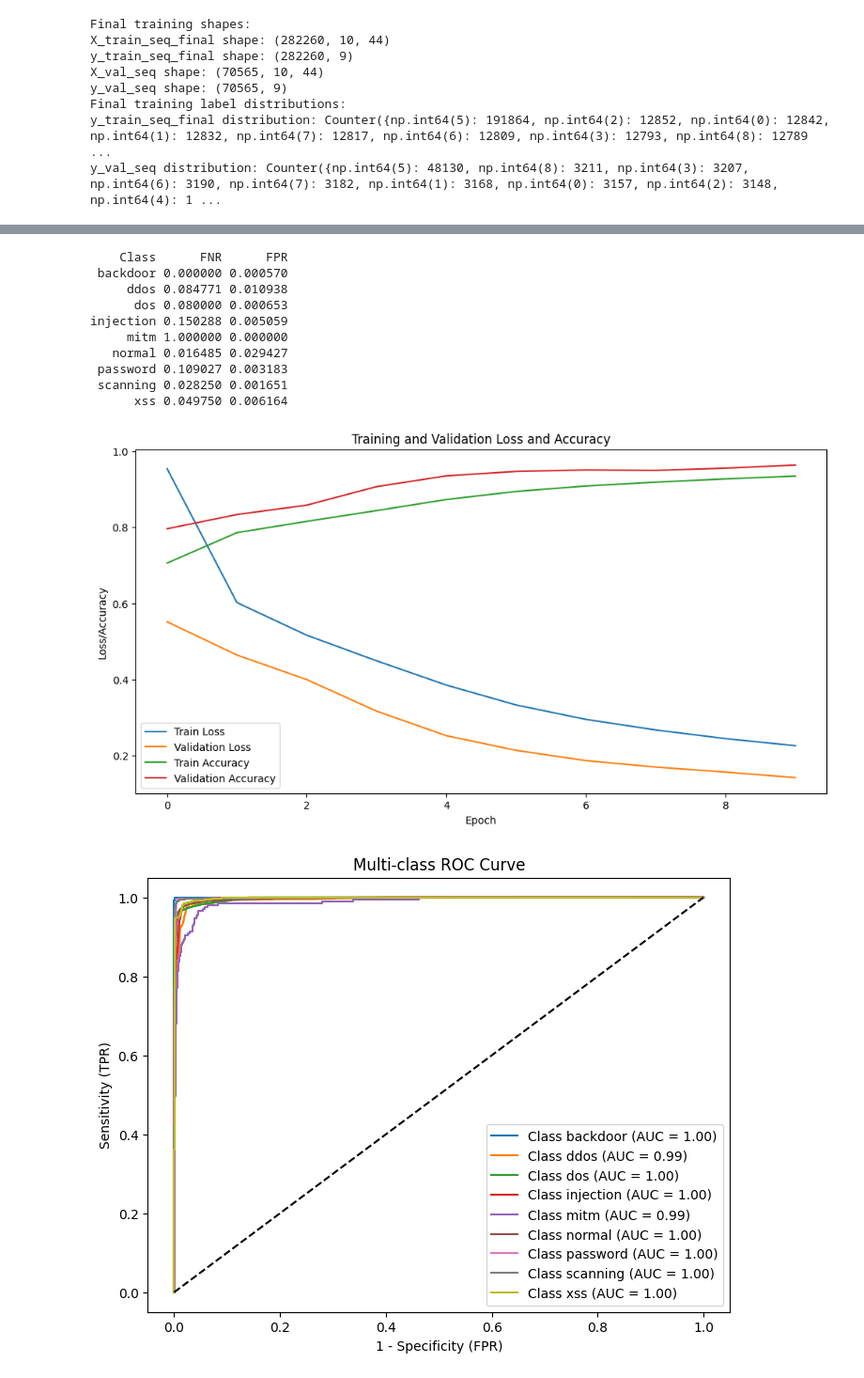
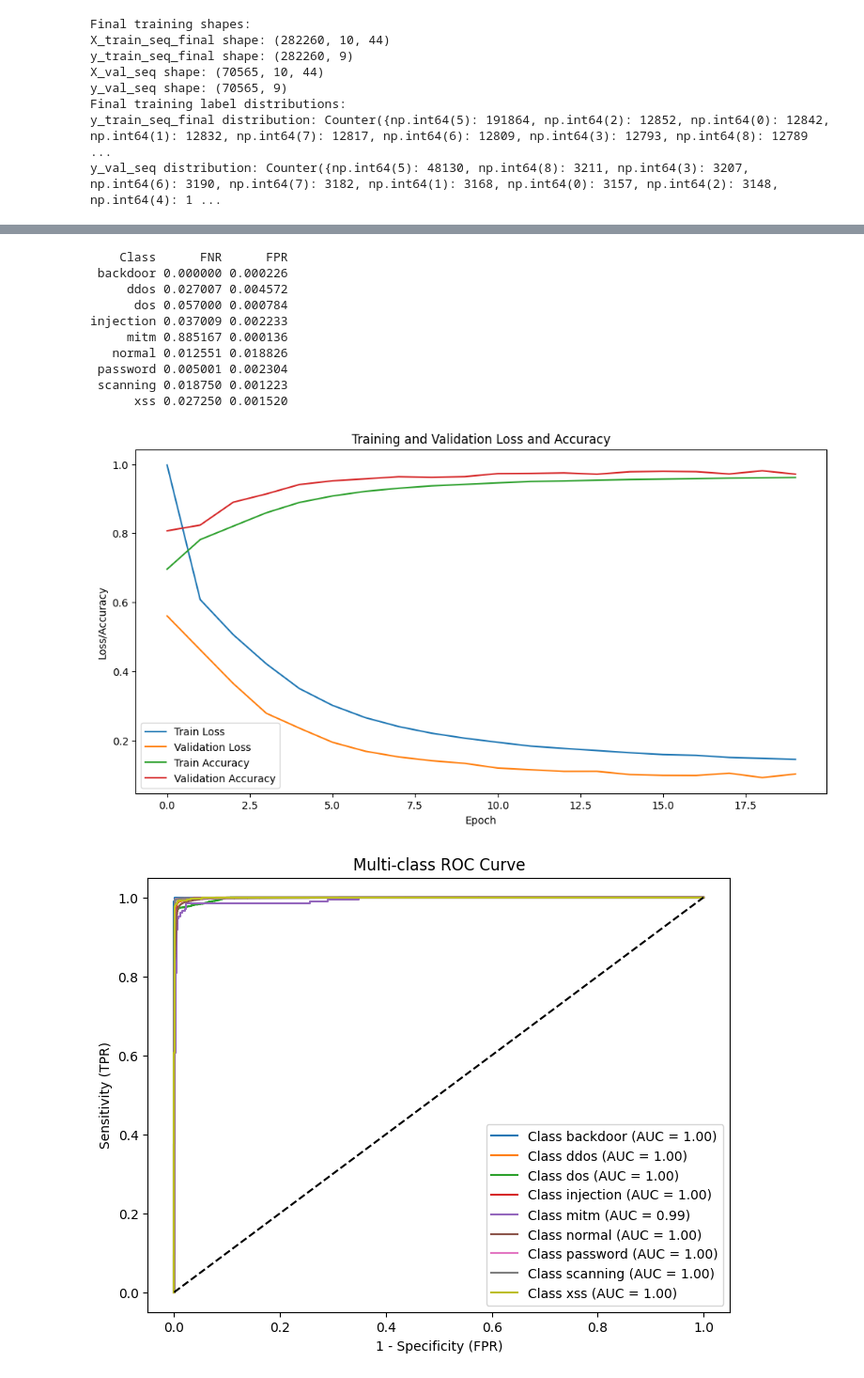
Before and after one commit to jineshsubedi/bilstm_thesis, a Jupyter notebook: intrusion_detection/baseline_model.ipynb, the cells around one changed output, grey strips where cells are left out. Shown at 94% size. Saved outputs shown, nothing was run; the diff lists cells and outputs as text; code cells hidden in the pictures.

```diff
--- a/intrusion_detection/baseline_model.ipynb
+++ b/intrusion_detection/baseline_model.ipynb
@@ -324,14 +324,14 @@ early_stopping = EarlyStopping(
     verbose=1
 )
 
-# Reduce learning rate after 2 epochs of no improvement
-reduce_lr = ReduceLROnPlateau(
-    monitor='val_loss',
-    factor=0.5,
-    patience=2,        # Usually, LR reduction has a lower patience than early stopping
-    min_lr=1e-6,
-    verbose=1
-)
+# # Reduce learning rate after 2 epochs of no improvement
+# reduce_lr = ReduceLROnPlateau(
+#     monitor='val_loss',
+#     factor=0.5,
+#     patience=2,        # Usually, LR reduction has a lower patience than early stopping
+#     min_lr=1e-6,
+#     verbose=1
+# )
 
 # frequencies = np.sum(y_train_seq_final, axis=0)
 # median_freq = np.median(frequencies)
@@ -343,10 +343,10 @@ reduce_lr = ReduceLROnPlateau(
 history = model.fit(
     X_train_seq_final, y_train_seq_final,
     validation_data=(X_val_seq, y_val_seq),
-    epochs=10,
+    epochs=20,
     batch_size=64,
     shuffle=True,
-    callbacks=[early_stopping, reduce_lr],
+    callbacks=[early_stopping],
     # class_weight=class_weights,
     verbose=1
 )
@@ -470,6 +468,17 @@ plt.xlabel('1 - Specificity (FPR)')
 plt.ylabel('Sensitivity (TPR)')
 plt.legend()
 plt.show()
+
+# precision-recall curve for multi-class
+plt.figure(figsize=(8, 6))
+for i in range(len(type_encoder.classes_)):
+    precision_i, recall_i, _ = precision_recall_curve(y_test_seq[:, i], y_pred_probs[:, i])
+    plt.plot(recall_i, precision_i, label=f'Class {type_encoder.classes_[i]}')
+plt.title('Multi-class Precision-Recall Curve')
+plt.xlabel('Recall')
+plt.ylabel('Precision')
+plt.legend()
+plt.show()
 # %% [output]
 ['backdoor' 'ddos' 'dos' 'injection' 'mitm' 'normal' 'password' 'scanning'
  'xss']
@@ -492,12 +501,12 @@ weighted avg       0.96      0.96      0.96     88200
     Class      FNR      FPR
- backdoor 0.000000 0.000570
-     ddos 0.084771 0.010938
-      dos 0.080000 0.000653
-injection 0.150288 0.005059
-     mitm 1.000000 0.000000
-   normal 0.016485 0.029427
- password 0.109027 0.003183
- scanning 0.028250 0.001651
-      xss 0.049750 0.006164
+ backdoor 0.000000 0.000226
+     ddos 0.027007 0.004572
+      dos 0.057000 0.000784
+injection 0.037009 0.002233
+     mitm 0.885167 0.000136
+   normal 0.012551 0.018826
+ password 0.005001 0.002304
+ scanning 0.018750 0.001223
+      xss 0.027250 0.001520
-[figure, old version]
+[figure, new version]
-[figure, old version]
+[figure, new version]
```
Also changed, not shown: parts of 3 cells of this notebook, 10 other files.
